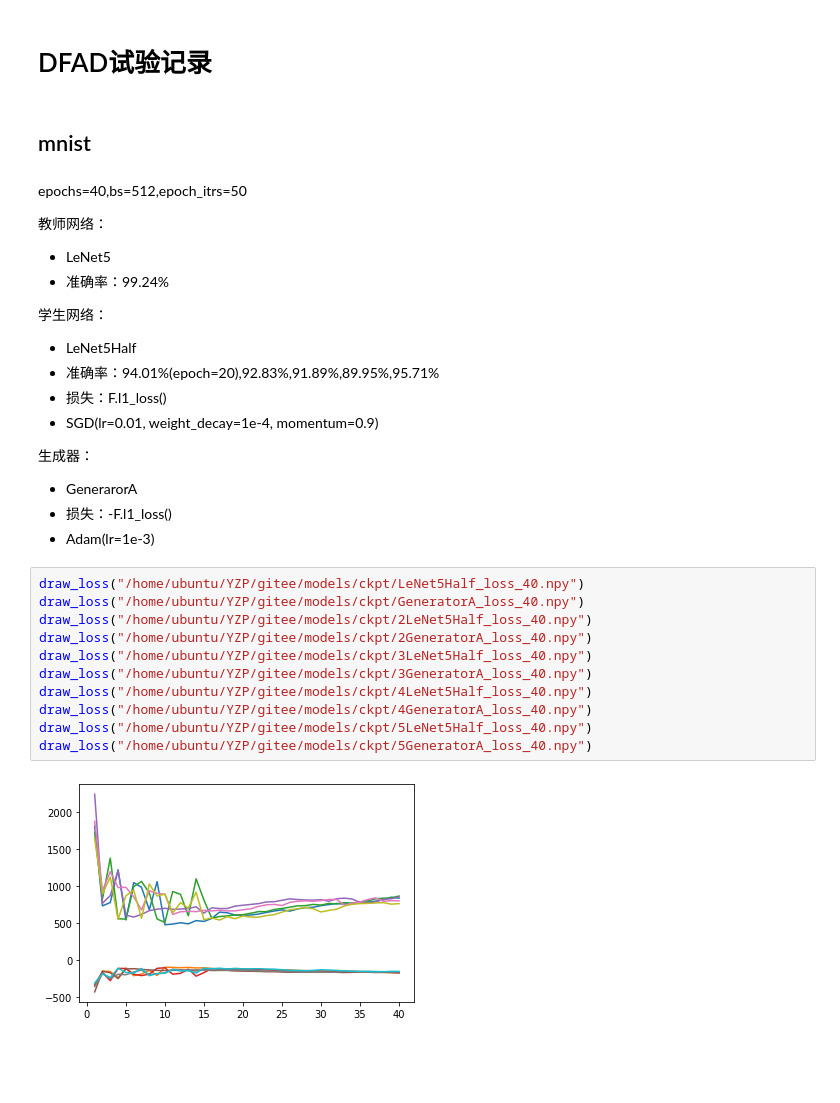
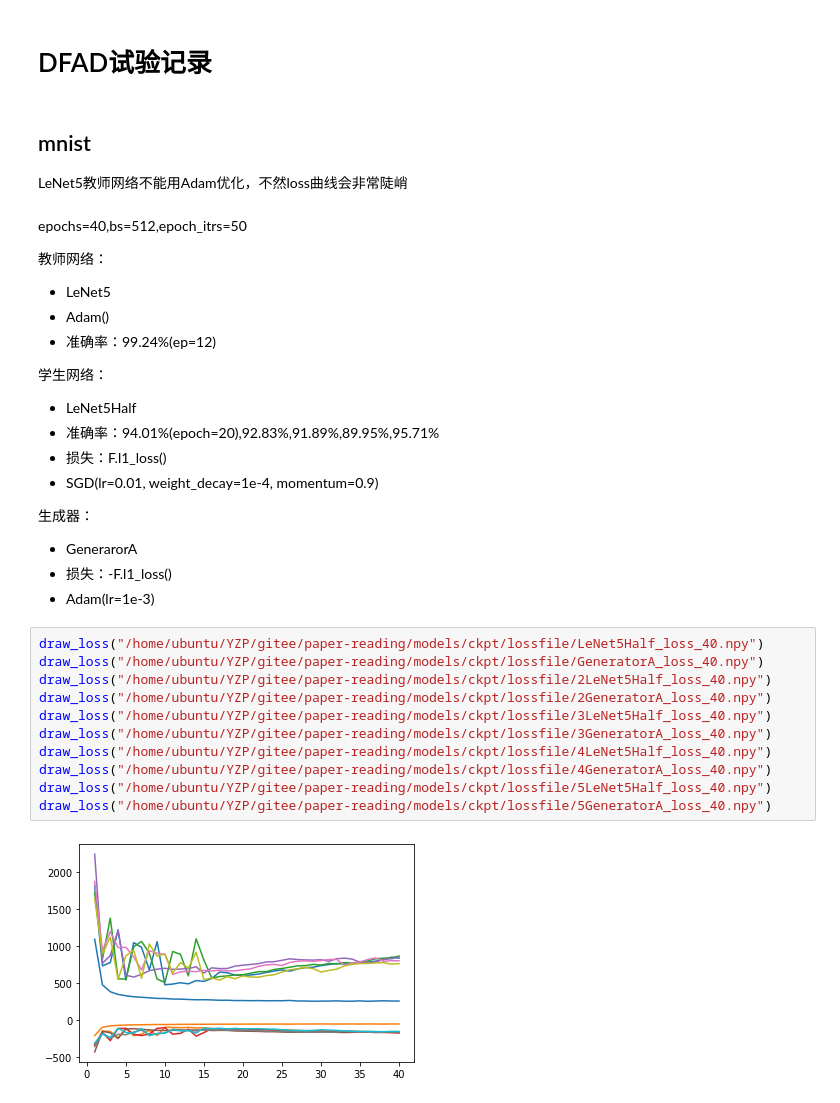
Before and after one commit to yinzp-simple/paper-reading2, a Jupyter notebook: models/experiment.ipynb, the cells around one changed output. Saved outputs shown, nothing was run; the diff lists cells and outputs as text; blank space fills up the shorter version.

```diff
--- a/models/experiment.ipynb
+++ b/models/experiment.ipynb
@@ -39,12 +39,15 @@ draw_loss('cache/models/student/student_epoch_200.npy')
 # DFAD试验记录
 # %% [markdown]
 ## mnist
+
+LeNet5教师网络不能用Adam优化，不然loss曲线会非常陡峭
 # %% [markdown]
 epochs=40,bs=512,epoch_itrs=50
 
 教师网络：
 * LeNet5
-* 准确率：99.24%
+* Adam()
+* 准确率：99.24%(ep=12)
 
 学生网络：
 * LeNet5Half
@@ -57,18 +60,18 @@ epochs=40,bs=512,epoch_itrs=50
 * 损失：-F.l1_loss()
 * Adam(lr=1e-3)
 # %%
-draw_loss("/home/ubuntu/YZP/gitee/models/ckpt/LeNet5Half_loss_40.npy")
-draw_loss("/home/ubuntu/YZP/gitee/models/ckpt/GeneratorA_loss_40.npy")
-draw_loss("/home/ubuntu/YZP/gitee/models/ckpt/2LeNet5Half_loss_40.npy")
-draw_loss("/home/ubuntu/YZP/gitee/models/ckpt/2GeneratorA_loss_40.npy")
-draw_loss("/home/ubuntu/YZP/gitee/models/ckpt/3LeNet5Half_loss_40.npy")
-draw_loss("/home/ubuntu/YZP/gitee/models/ckpt/3GeneratorA_loss_40.npy")
-draw_loss("/home/ubuntu/YZP/gitee/models/ckpt/4LeNet5Half_loss_40.npy")
-draw_loss("/home/ubuntu/YZP/gitee/models/ckpt/4GeneratorA_loss_40.npy")
-draw_loss("/home/ubuntu/YZP/gitee/models/ckpt/5LeNet5Half_loss_40.npy")
-draw_loss("/home/ubuntu/YZP/gitee/models/ckpt/5GeneratorA_loss_40.npy")
+draw_loss("/home/ubuntu/YZP/gitee/paper-reading/models/ckpt/lossfile/LeNet5Half_loss_40.npy")
+draw_loss("/home/ubuntu/YZP/gitee/paper-reading/models/ckpt/lossfile/GeneratorA_loss_40.npy")
+draw_loss("/home/ubuntu/YZP/gitee/paper-reading/models/ckpt/lossfile/2LeNet5Half_loss_40.npy")
+draw_loss("/home/ubuntu/YZP/gitee/paper-reading/models/ckpt/lossfile/2GeneratorA_loss_40.npy")
+draw_loss("/home/ubuntu/YZP/gitee/paper-reading/models/ckpt/lossfile/3LeNet5Half_loss_40.npy")
+draw_loss("/home/ubuntu/YZP/gitee/paper-reading/models/ckpt/lossfile/3GeneratorA_loss_40.npy")
+draw_loss("/home/ubuntu/YZP/gitee/paper-reading/models/ckpt/lossfile/4LeNet5Half_loss_40.npy")
+draw_loss("/home/ubuntu/YZP/gitee/paper-reading/models/ckpt/lossfile/4GeneratorA_loss_40.npy")
+draw_loss("/home/ubuntu/YZP/gitee/paper-reading/models/ckpt/lossfile/5LeNet5Half_loss_40.npy")
+draw_loss("/home/ubuntu/YZP/gitee/paper-reading/models/ckpt/lossfile/5GeneratorA_loss_40.npy")
 # %% [output]
-[figure, old version]
+[figure, new version]
 # %% [markdown]
 epochs=40,bs=512,epoch_itrs=50
 
```
Also changed, not shown: parts of 7 cells of this notebook, 13 other files.
